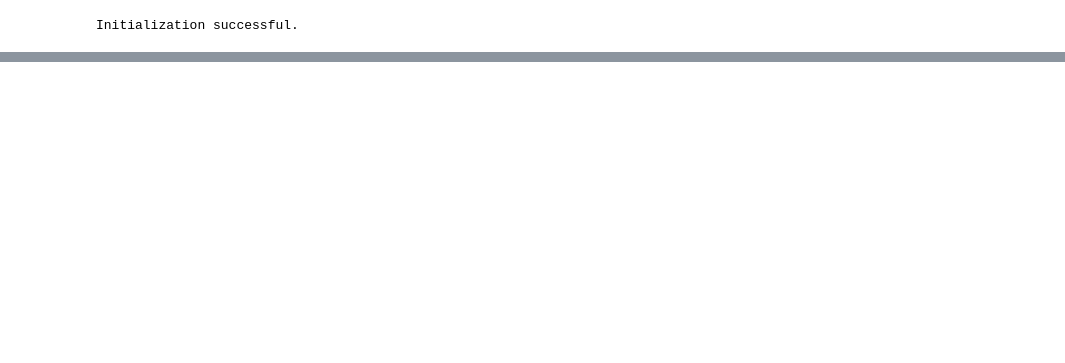
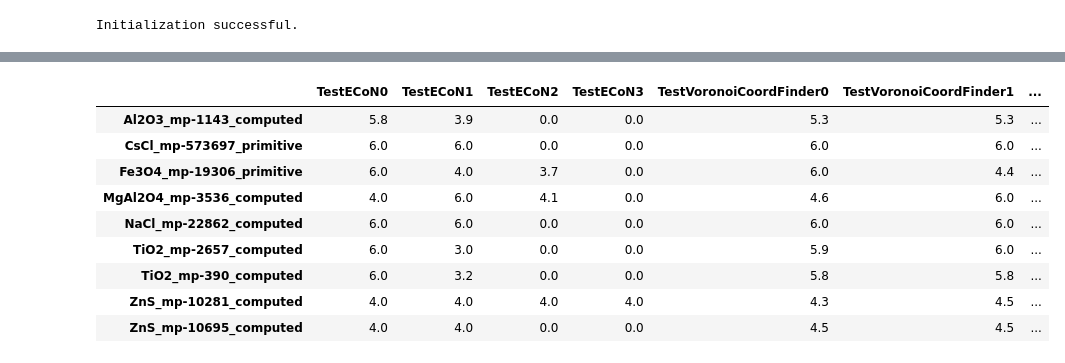
Before and after one commit to hackingmaterials/materials-coord, a Jupyter notebook: tests.ipynb, the cells around one changed output, grey strips where cells are left out. Cells and saved outputs as stored; diff of their text form; code cells hidden in the pictures; blank space fills up the shorter version.

```diff
--- a/tests.ipynb
+++ b/tests.ipynb
@@ -66,0 +62,17 @@ r
+# %%
+# The separate_columns option can be with totals=True if you want a dframe that rather prints the total CN of each
+# site in a separate column, up to max_sites unique sites in the structure. Therefore the output will have
+# max_sites columns for each CN method. Each column will be labeled as NameOfCNMethod-SiteIndex.
+p = bm.report(totals=True, separate_columns=True, max_sites=4)
+p
+# %% [output]
+|  | TestECoN0 | TestECoN1 | TestECoN2 | TestECoN3 | TestVoronoiCoordFinder0 | TestVoronoiCoordFinder1 | ... |
+| Al2O3_mp-1143_computed | 5.8 | 3.9 | 0.0 | 0.0 | 5.3 | 5.3 | ... |
+| CsCl_mp-573697_primitive | 6.0 | 6.0 | 0.0 | 0.0 | 6.0 | 6.0 | ... |
+| Fe3O4_mp-19306_primitive | 6.0 | 4.0 | 3.7 | 0.0 | 6.0 | 4.4 | ... |
+| MgAl2O4_mp-3536_computed | 4.0 | 6.0 | 4.1 | 0.0 | 4.6 | 6.0 | ... |
+| NaCl_mp-22862_computed | 6.0 | 6.0 | 0.0 | 0.0 | 6.0 | 6.0 | ... |
+| TiO2_mp-2657_computed | 6.0 | 3.0 | 0.0 | 0.0 | 5.9 | 6.0 | ... |
+| TiO2_mp-390_computed | 6.0 | 3.2 | 0.0 | 0.0 | 5.8 | 5.8 | ... |
+| ZnS_mp-10281_computed | 4.0 | 4.0 | 4.0 | 4.0 | 4.3 | 4.5 | ... |
+| ZnS_mp-10695_computed | 4.0 | 4.0 | 0.0 | 0.0 | 4.5 | 4.5 | ... |
```
Also changed, not shown: parts of 6 cells of this notebook, 1 other file.
